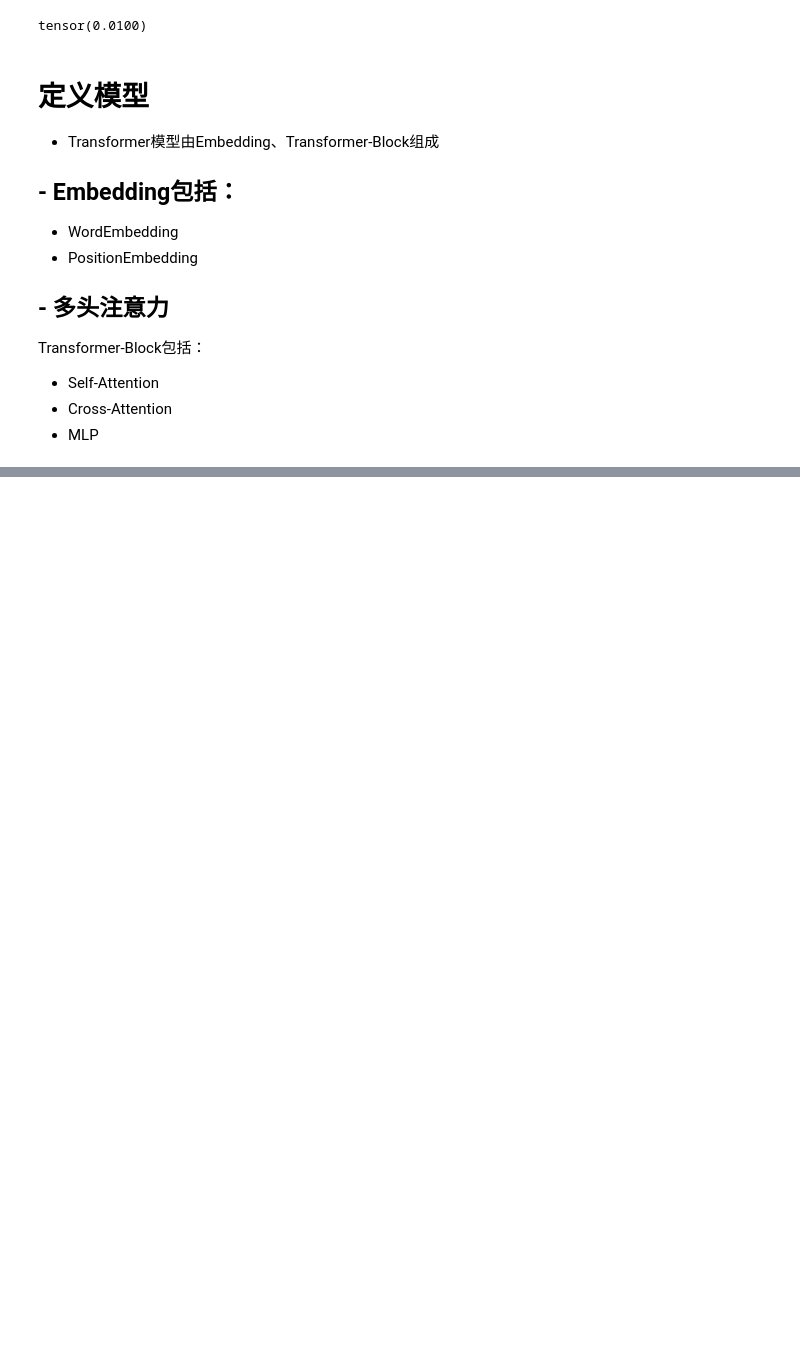
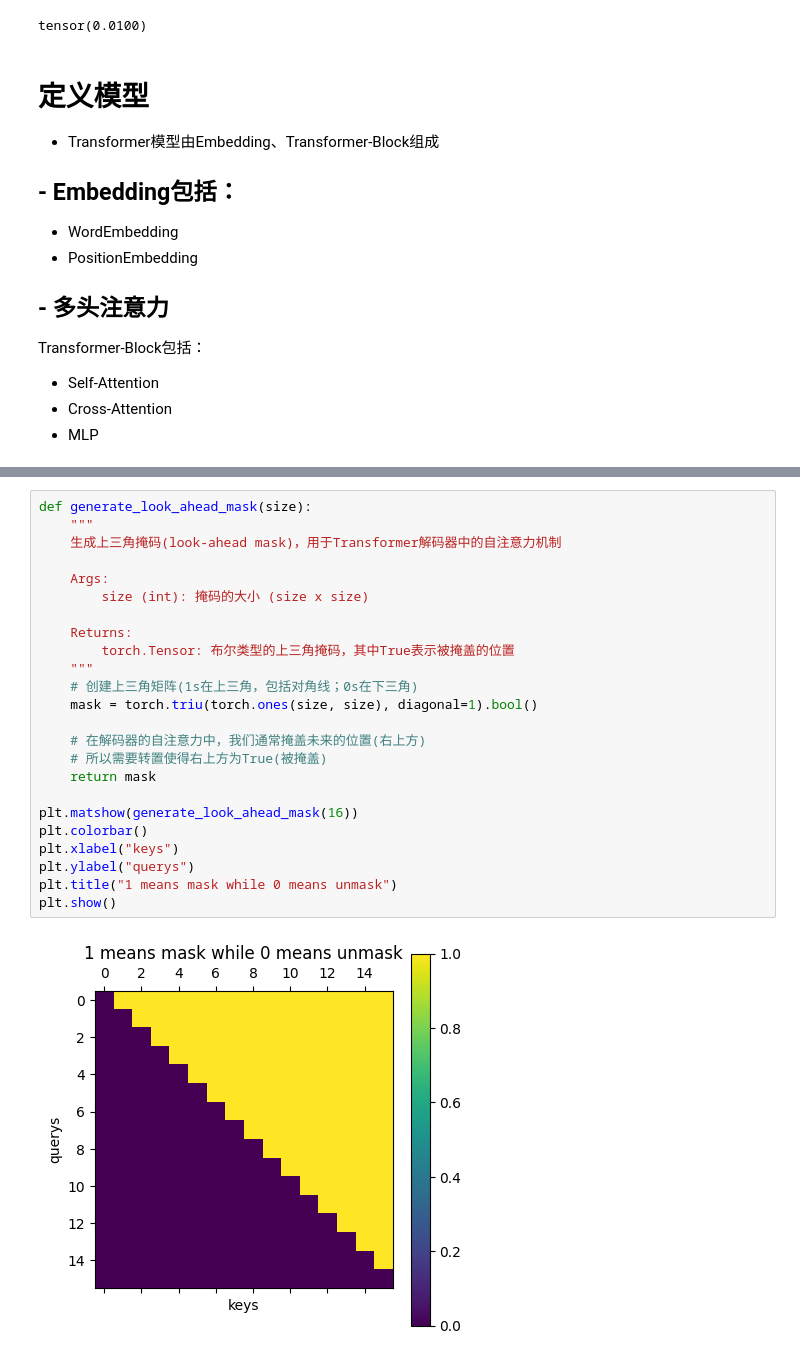
Before and after one commit to shileiH/python-project, a Jupyter notebook: day41/transformer_de_en.ipynb, the cells around one changed output, grey strips where cells are left out. Cells and saved outputs as stored; diff of their text form; blank space fills up the shorter version.

```diff
--- a/day41/transformer_de_en.ipynb
+++ b/day41/transformer_de_en.ipynb
@@ -641,0 +1154,26 @@ plot_position_embedding(position_embedding_data)
+# %%
+def generate_look_ahead_mask(size):
+    """
+    生成上三角掩码(look-ahead mask)，用于Transformer解码器中的自注意力机制
+
+    Args:
+        size (int): 掩码的大小 (size x size)
+
+    Returns:
+        torch.Tensor: 布尔类型的上三角掩码，其中True表示被掩盖的位置
+    """
+    # 创建上三角矩阵(1s在上三角，包括对角线；0s在下三角)
+    mask = torch.triu(torch.ones(size, size), diagonal=1).bool()
+
+    # 在解码器的自注意力中，我们通常掩盖未来的位置(右上方)
+    # 所以需要转置使得右上方为True(被掩盖)
+    return mask
+
+plt.matshow(generate_look_ahead_mask(16))
+plt.colorbar()
+plt.xlabel("keys")
+plt.ylabel("querys")
+plt.title("1 means mask while 0 means unmask")
+plt.show()
+# %% [output]
+[figure, added]
```
Also changed, not shown: parts of 47 cells of this notebook, 4 other files.
